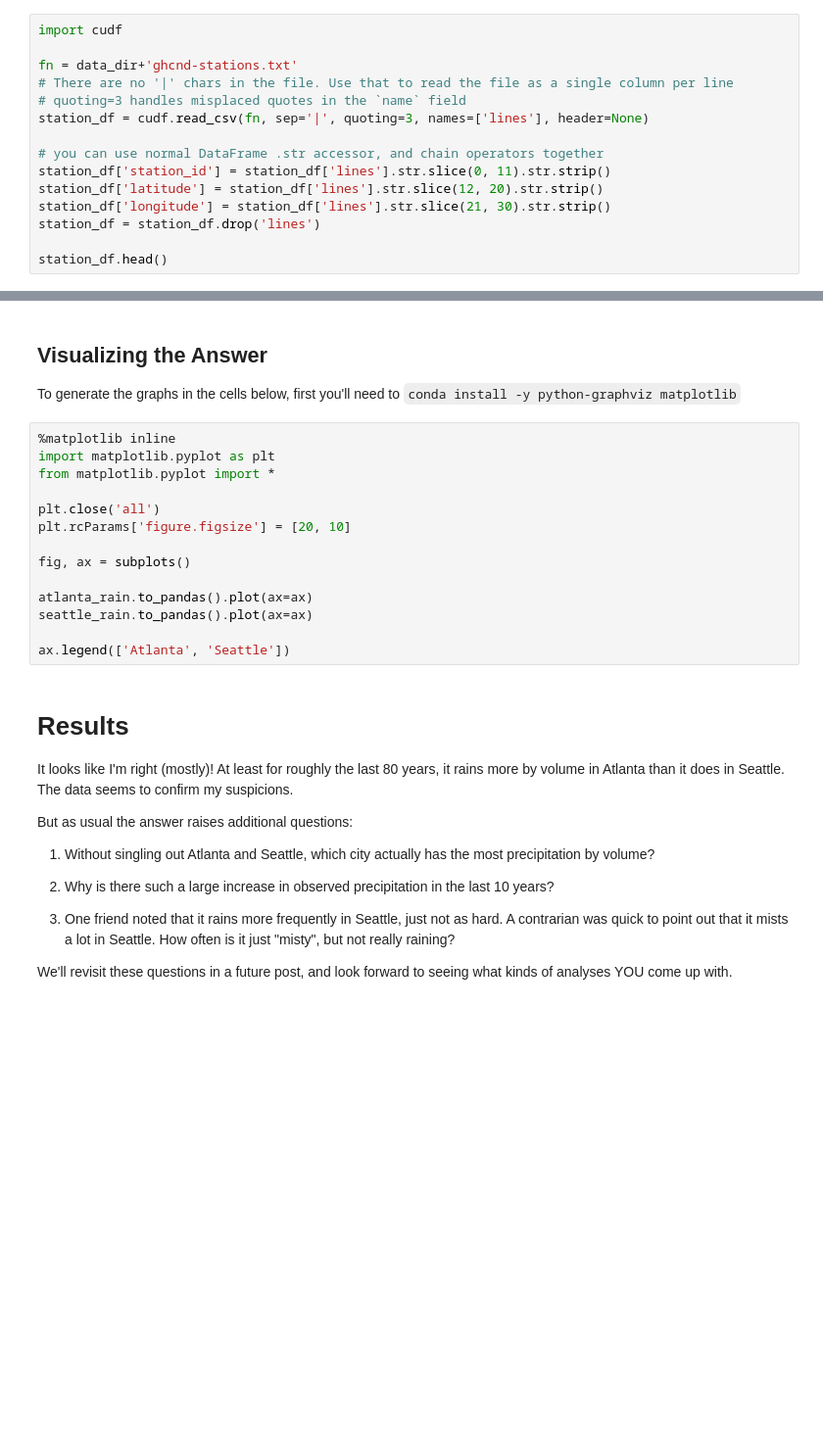
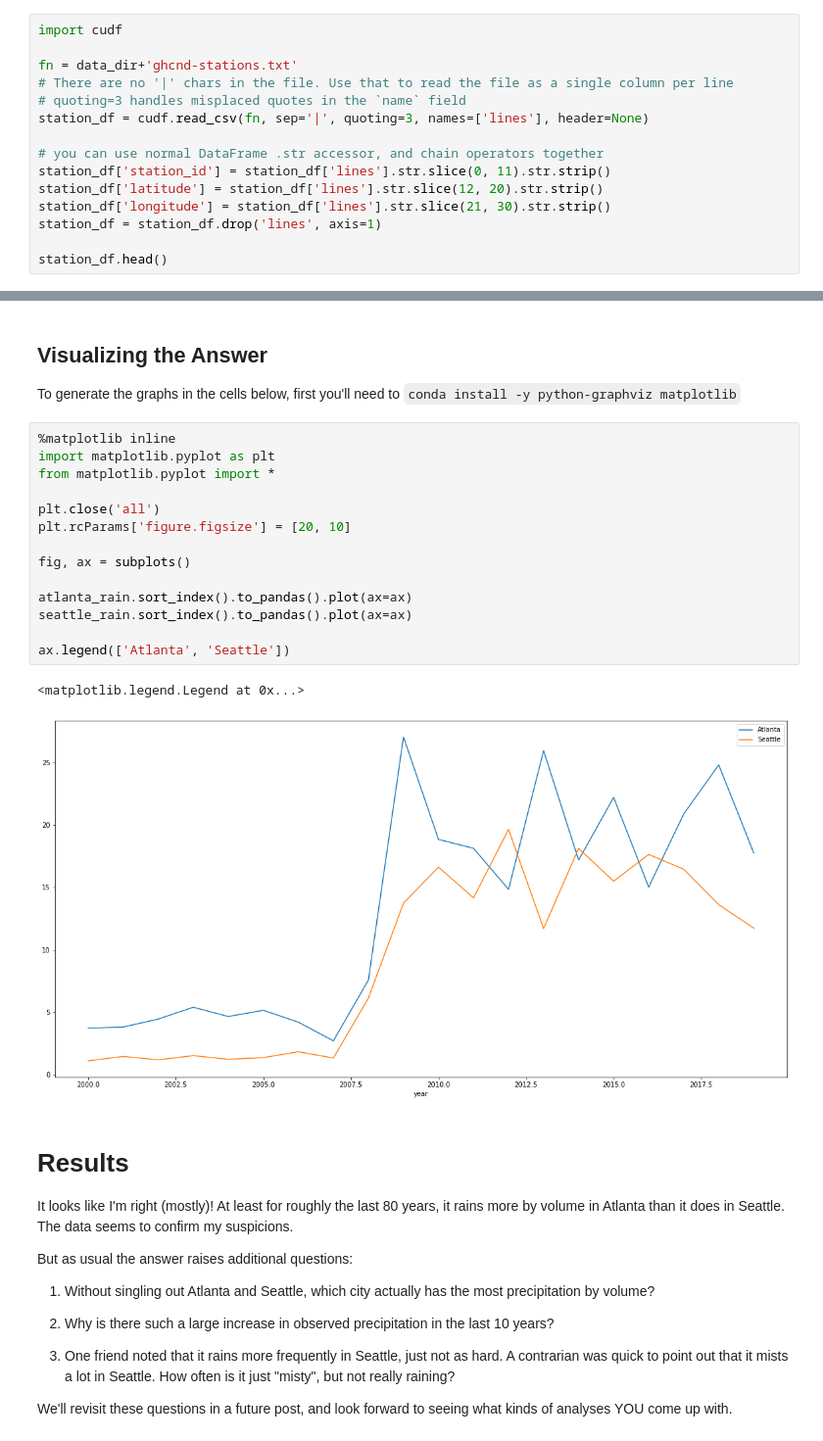
Before and after one commit to rapidsai-community/notebooks-contrib, a Jupyter notebook: community_tutorials_and_guides/weather.ipynb, the cells around one changed output, grey strips where cells are left out. Shown at 98% size. Cells and saved outputs as stored; diff of their text form; blank space fills up the shorter version.

Commit message:
update nb to include conda installs and sort

```diff
--- a/community_tutorials_and_guides/weather.ipynb
+++ b/community_tutorials_and_guides/weather.ipynb
@@ -295,6 +293,6 @@ station_df = cudf.read_csv(fn, sep='|', quoting=3, names=['lines'], header=None)
 station_df['station_id'] = station_df['lines'].str.slice(0, 11).str.strip()
 station_df['latitude'] = station_df['lines'].str.slice(12, 20).str.strip()
 station_df['longitude'] = station_df['lines'].str.slice(21, 30).str.strip()
-station_df = station_df.drop('lines')
+station_df = station_df.drop('lines', axis=1)
 
 station_df.head()
@@ -413,17 +466,20 @@
 # %%
 %matplotlib inline
 import matplotlib.pyplot as plt
 from matplotlib.pyplot import *
 
 plt.close('all')
 plt.rcParams['figure.figsize'] = [20, 10]
 
 fig, ax = subplots()
 
-atlanta_rain.to_pandas().plot(ax=ax)
-seattle_rain.to_pandas().plot(ax=ax)
+atlanta_rain.sort_index().to_pandas().plot(ax=ax)
+seattle_rain.sort_index().to_pandas().plot(ax=ax)
 
 ax.legend(['Atlanta', 'Seattle'])
+# %% [output]
+<matplotlib.legend.Legend at 0x...>
+[figure, added]
 # %% [markdown]
 # Results
 
```
Also changed, not shown: parts of 17 cells of this notebook.
